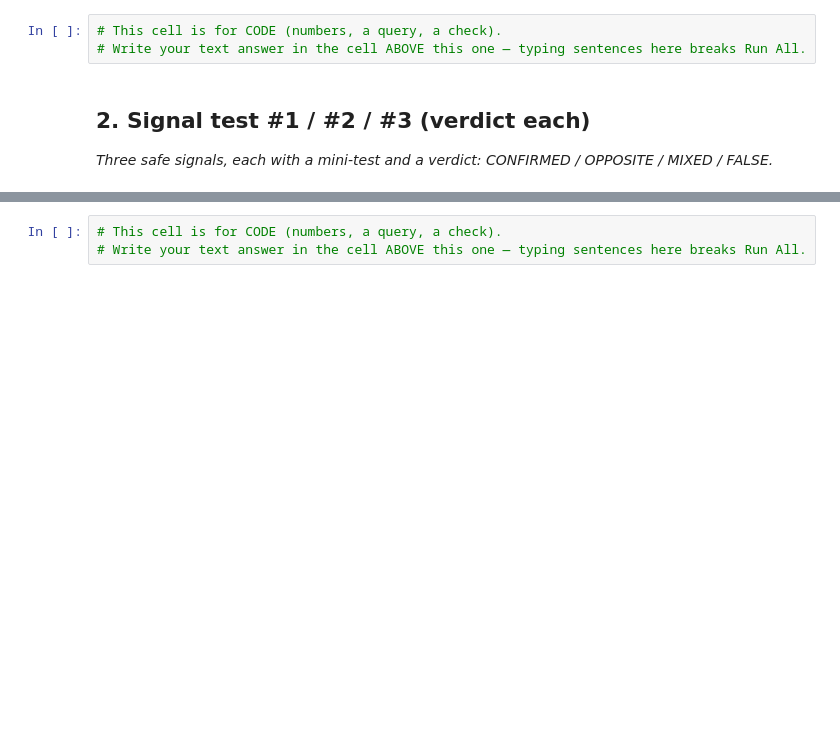
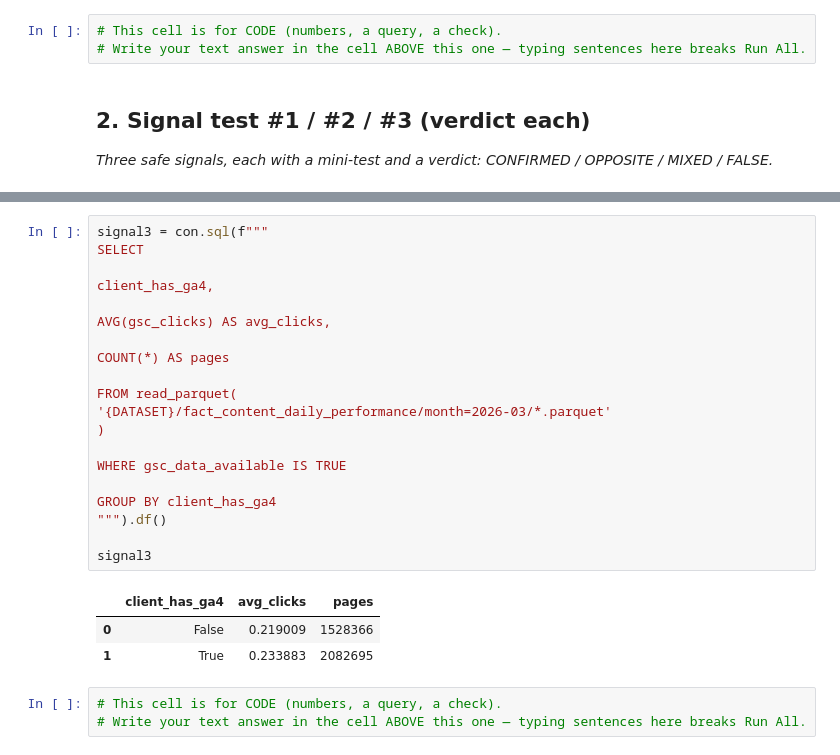
Before and after one commit to Vaib-raksh/Intern-ML, a Jupyter notebook: work/notebooks/w04_signal_audit.ipynb, the cells around one changed output, grey strips where cells are left out. Saved outputs shown, nothing was run; the diff lists cells and outputs as text; blank space fills up the shorter version.

```diff
--- a/work/notebooks/w04_signal_audit.ipynb
+++ b/work/notebooks/w04_signal_audit.ipynb
@@ -20,3 +124,27 @@ This skeleton is yours to fill. Work the sections **in order** — each one has
+# %%
+signal3 = con.sql(f"""
+SELECT
+
+client_has_ga4,
+
+AVG(gsc_clicks) AS avg_clicks,
+
+COUNT(*) AS pages
+
+FROM read_parquet(
+'{DATASET}/fact_content_daily_performance/month=2026-03/*.parquet'
+)
+
+WHERE gsc_data_available IS TRUE
+
+GROUP BY client_has_ga4
+""").df()
+
+signal3
+# %% [output]
+|  | client_has_ga4 | avg_clicks | pages |
+| 0 | False | 0.219009 | 1528366 |
+| 1 | True | 0.233883 | 2082695 |
 # %%
 # This cell is for CODE (numbers, a query, a check).
 # Write your text answer in the cell ABOVE this one — typing sentences here breaks Run All.
```
Also changed, not shown: parts of 7 cells of this notebook.
